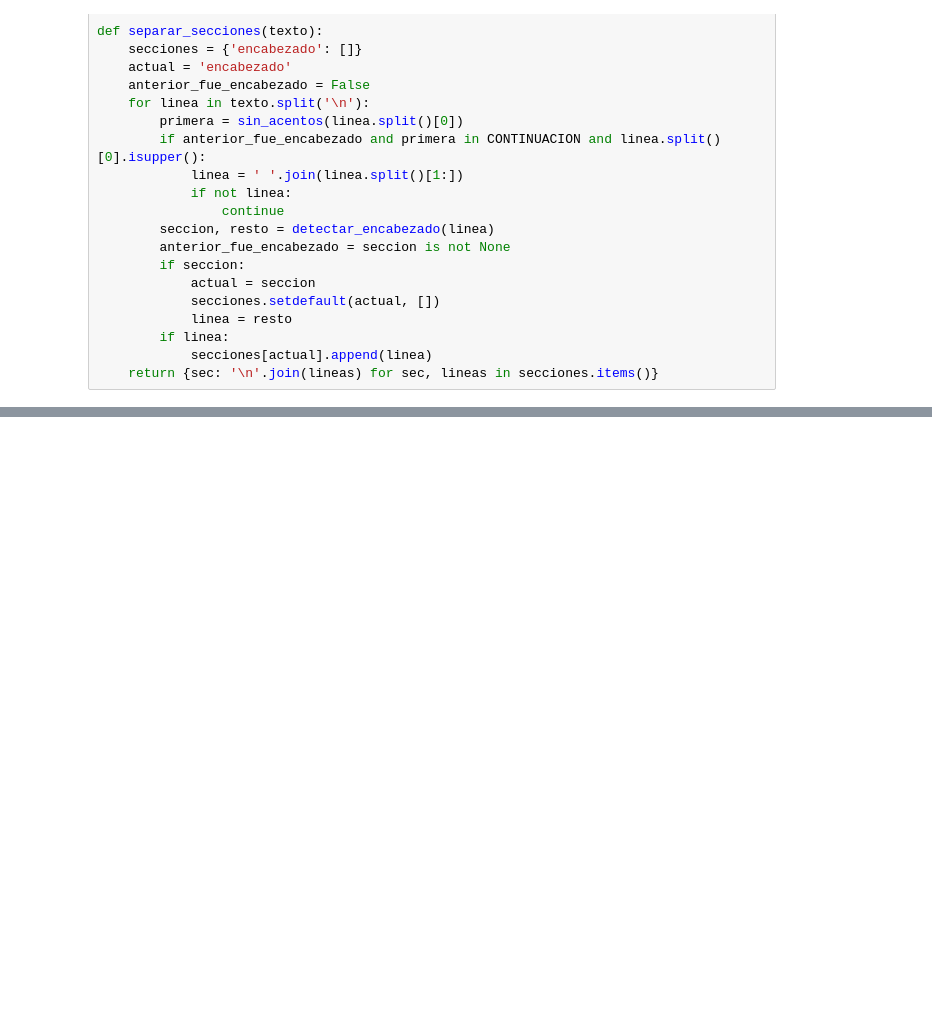
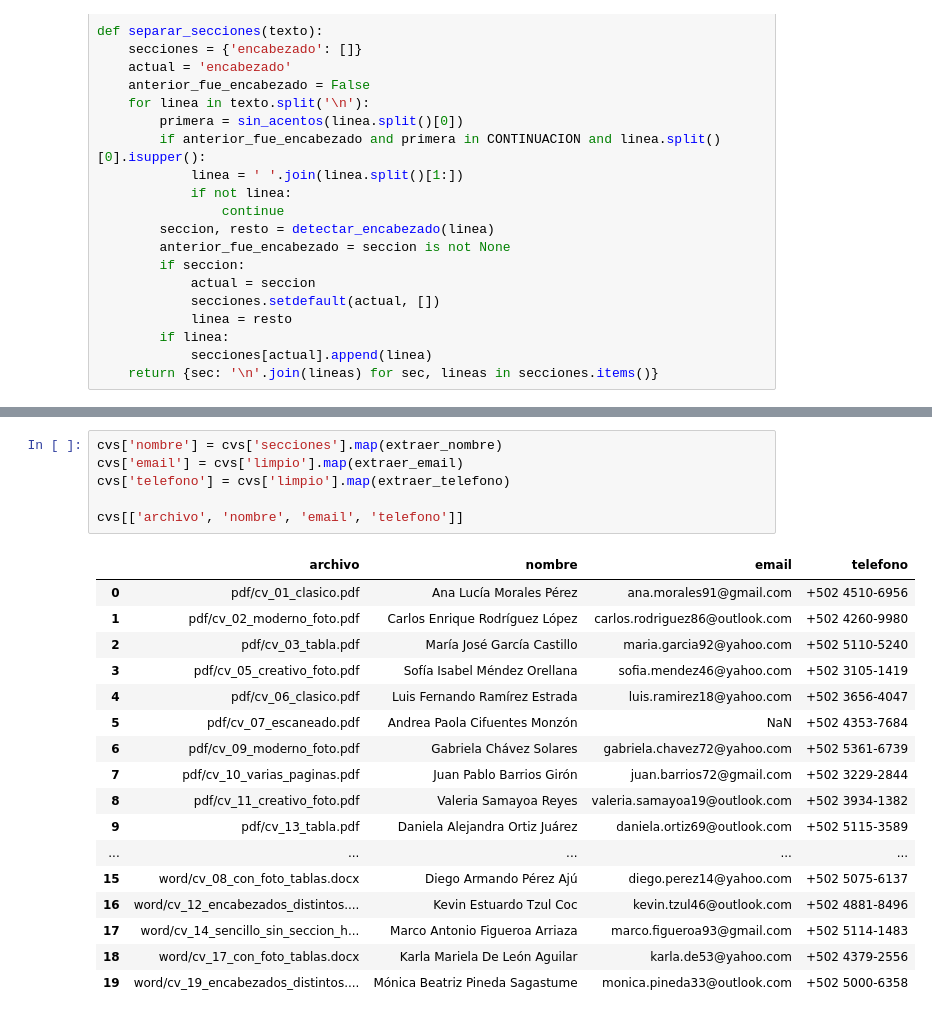
Before and after one commit to Cynthiss/TalentLens, a Jupyter notebook: TalentLens.ipynb, the cells around one changed output, grey strips where cells are left out. Saved outputs shown, nothing was run; the diff lists cells and outputs as text; blank space fills up the shorter version.

Commit message:
Seccion 3
Extraccion de contacto, experiencia y NER ajustado

```diff
--- a/TalentLens.ipynb
+++ b/TalentLens.ipynb
@@ -226,0 +276,24 @@ pd.DataFrame([{sec: '✓' for sec in s} for s in cvs['secciones']], index=cvs['a
+# %%
+cvs['nombre'] = cvs['secciones'].map(extraer_nombre)
+cvs['email'] = cvs['limpio'].map(extraer_email)
+cvs['telefono'] = cvs['limpio'].map(extraer_telefono)
+
+cvs[['archivo', 'nombre', 'email', 'telefono']]
+# %% [output]
+|  | archivo | nombre | email | telefono |
+| 0 | pdf/cv_01_clasico.pdf | Ana Lucía Morales Pérez | ana.morales91@gmail.com | +502 4510-6956 |
+| 1 | pdf/cv_02_moderno_foto.pdf | Carlos Enrique Rodríguez López | carlos.rodriguez86@outlook.com | +502 4260-9980 |
+| 2 | pdf/cv_03_tabla.pdf | María José García Castillo | maria.garcia92@yahoo.com | +502 5110-5240 |
+| 3 | pdf/cv_05_creativo_foto.pdf | Sofía Isabel Méndez Orellana | sofia.mendez46@yahoo.com | +502 3105-1419 |
+| 4 | pdf/cv_06_clasico.pdf | Luis Fernando Ramírez Estrada | luis.ramirez18@yahoo.com | +502 3656-4047 |
+| 5 | pdf/cv_07_escaneado.pdf | Andrea Paola Cifuentes Monzón | NaN | +502 4353-7684 |
+| 6 | pdf/cv_09_moderno_foto.pdf | Gabriela Chávez Solares | gabriela.chavez72@yahoo.com | +502 5361-6739 |
+| 7 | pdf/cv_10_varias_paginas.pdf | Juan Pablo Barrios Girón | juan.barrios72@gmail.com | +502 3229-2844 |
+| 8 | pdf/cv_11_creativo_foto.pdf | Valeria Samayoa Reyes | valeria.samayoa19@outlook.com | +502 3934-1382 |
+| 9 | pdf/cv_13_tabla.pdf | Daniela Alejandra Ortiz Juárez | daniela.ortiz69@outlook.com | +502 5115-3589 |
+| ... | ... | ... | ... | ... |
+| 15 | word/cv_08_con_foto_tablas.docx | Diego Armando Pérez Ajú | diego.perez14@yahoo.com | +502 5075-6137 |
+| 16 | word/cv_12_encabezados_distintos.... | Kevin Estuardo Tzul Coc | kevin.tzul46@outlook.com | +502 4881-8496 |
+| 17 | word/cv_14_sencillo_sin_seccion_h... | Marco Antonio Figueroa Arriaza | marco.figueroa93@gmail.com | +502 5114-1483 |
+| 18 | word/cv_17_con_foto_tablas.docx | Karla Mariela De León Aguilar | karla.de53@yahoo.com | +502 4379-2556 |
+| 19 | word/cv_19_encabezados_distintos.... | Mónica Beatriz Pineda Sagastume | monica.pineda33@outlook.com | +502 5000-6358 |
```
Also changed, not shown: parts of 18 cells of this notebook, 11 other files.
